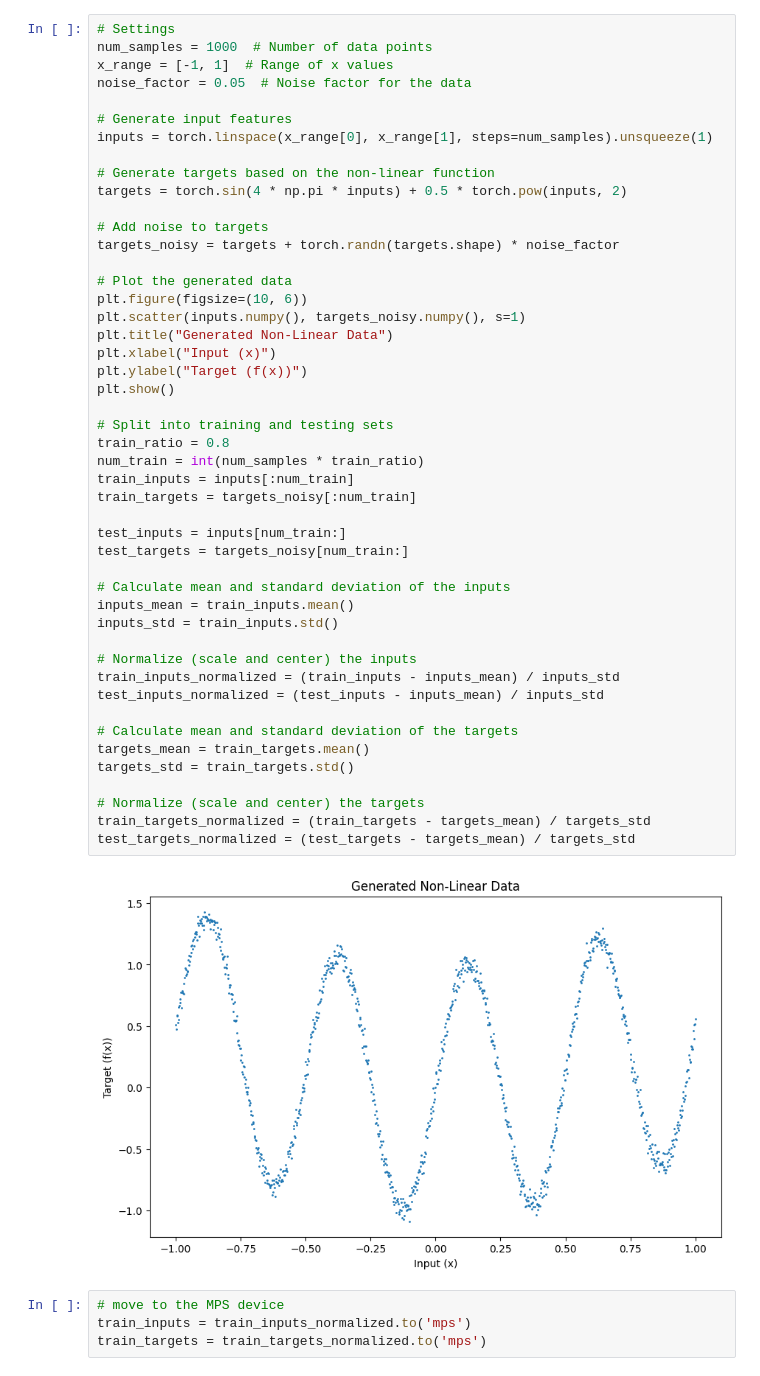
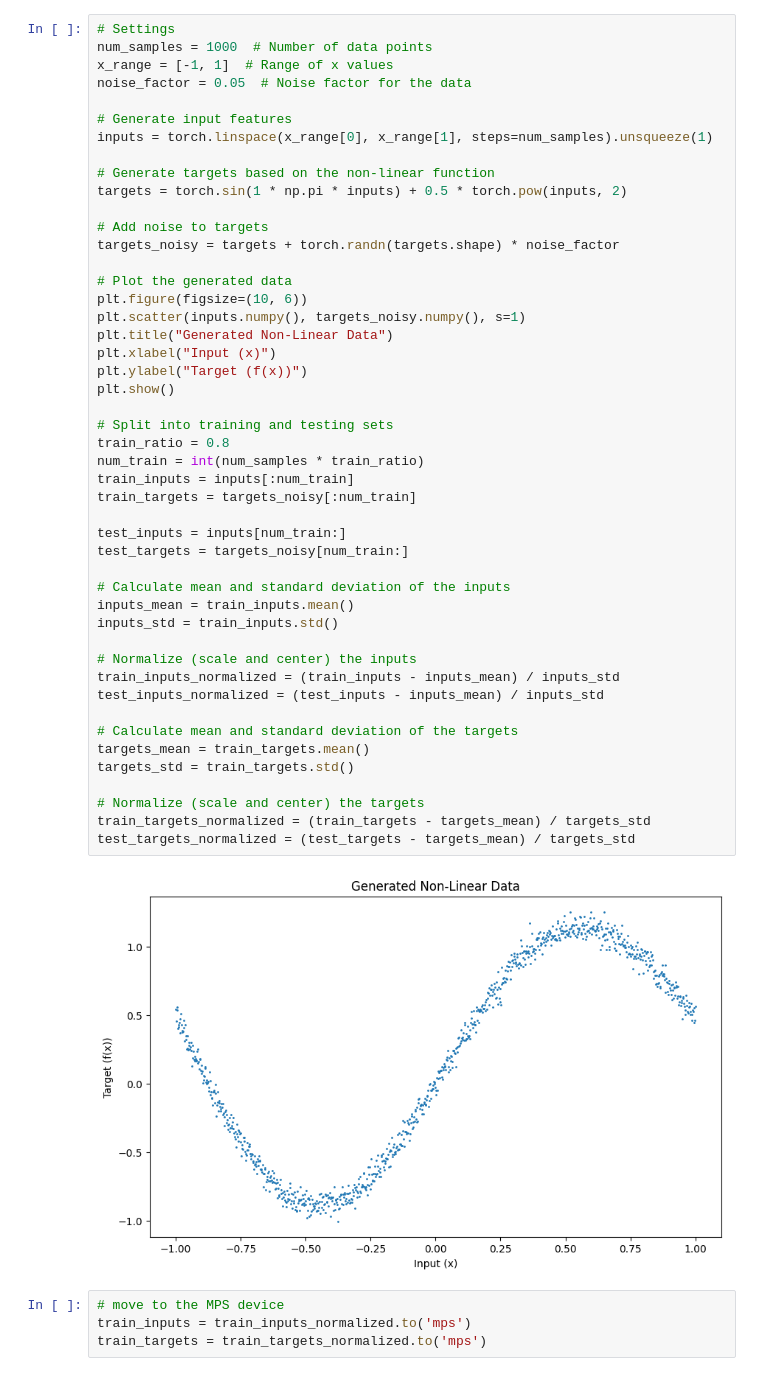
Before and after one commit to drmerlot/custom-pytorch-metal-ops-demo, a Jupyter notebook: notebooks/training_example.ipynb, the cells around one changed output. Drawn from its saved outputs; the diff is of its cells as text.

```diff
--- a/notebooks/training_example.ipynb
+++ b/notebooks/training_example.ipynb
@@ -98,7 +95,7 @@ noise_factor = 0.05  # Noise factor for the data
 inputs = torch.linspace(x_range[0], x_range[1], steps=num_samples).unsqueeze(1)
 
 # Generate targets based on the non-linear function
-targets = torch.sin(4 * np.pi * inputs) + 0.5 * torch.pow(inputs, 2)
+targets = torch.sin(1 * np.pi * inputs) + 0.5 * torch.pow(inputs, 2)
 
 # Add noise to targets
 targets_noisy = targets + torch.randn(targets.shape) * noise_factor
@@ -109,34 +106,34 @@ plt.scatter(inputs.numpy(), targets_noisy.numpy(), s=1)
 plt.title("Generated Non-Linear Data")
 plt.xlabel("Input (x)")
 plt.ylabel("Target (f(x))")
 plt.show()
 
 # Split into training and testing sets
 train_ratio = 0.8
 num_train = int(num_samples * train_ratio)
 train_inputs = inputs[:num_train]
 train_targets = targets_noisy[:num_train]
 
 test_inputs = inputs[num_train:]
 test_targets = targets_noisy[num_train:]
 
 # Calculate mean and standard deviation of the inputs
 inputs_mean = train_inputs.mean()
 inputs_std = train_inputs.std()
 
 # Normalize (scale and center) the inputs
 train_inputs_normalized = (train_inputs - inputs_mean) / inputs_std
 test_inputs_normalized = (test_inputs - inputs_mean) / inputs_std
 
 # Calculate mean and standard deviation of the targets
 targets_mean = train_targets.mean()
 targets_std = train_targets.std()
 
 # Normalize (scale and center) the targets
 train_targets_normalized = (train_targets - targets_mean) / targets_std
 test_targets_normalized = (test_targets - targets_mean) / targets_std
 # %% [output]
-[figure, old version]
+[figure, new version]
 # %%
 # move to the MPS device
 train_inputs = train_inputs_normalized.to('mps')
```
Also changed, not shown: parts of 10 cells of this notebook, 7 other files.
